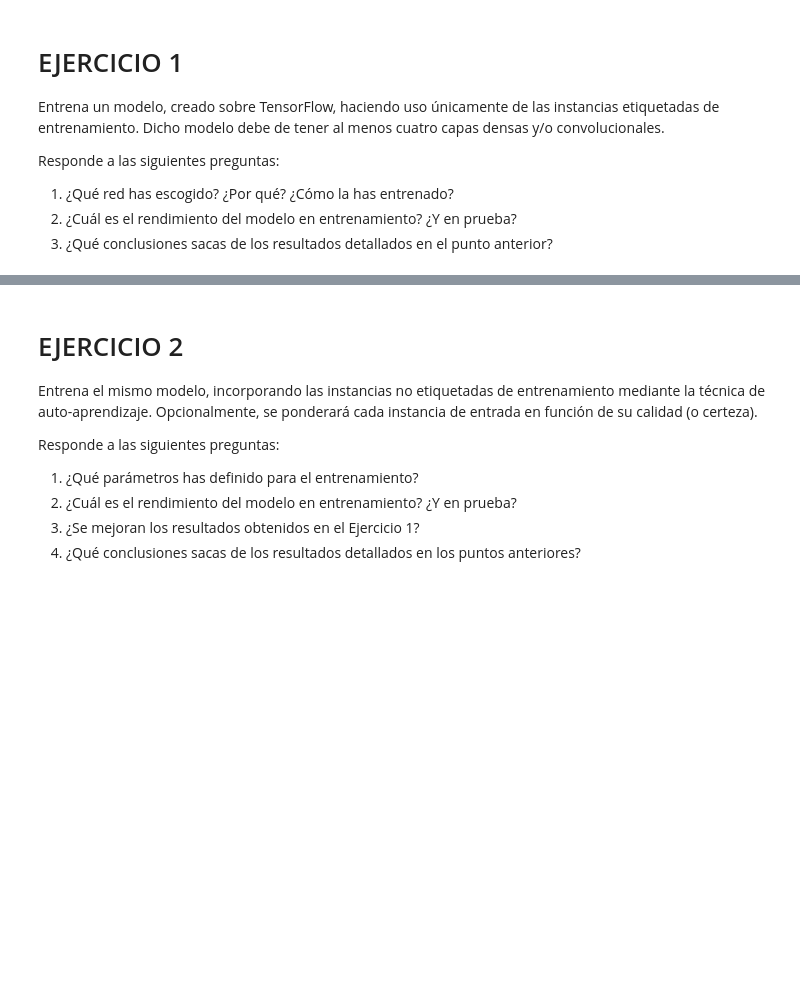
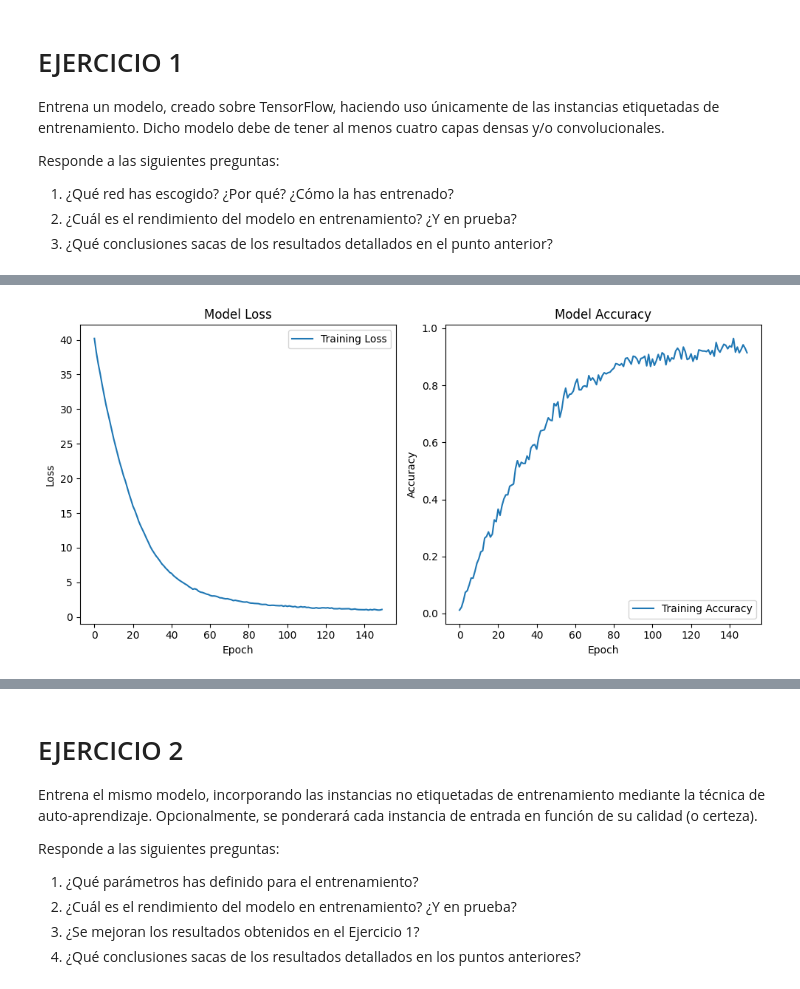
Before and after one commit to PepeRoConde/3year2sem, a Jupyter notebook: maai/p2/main_final.ipynb, the cells around one changed output, grey strips where cells are left out. Saved outputs shown, nothing was run; the diff lists cells and outputs as text; code cells hidden in the pictures; blank space fills up the shorter version.

```diff
--- a/maai/p2/main_final.ipynb
+++ b/maai/p2/main_final.ipynb
@@ -21,6 +21,12 @@ Responde a las siguientes preguntas:
 2. ¿Cuál es el rendimiento del modelo en entrenamiento? ¿Y en prueba?
 3. ¿Qué conclusiones sacas de los resultados detallados en el punto anterior?
 # %%
-model = ConvModel()
-history_conv = model.fit(x_train, y_train, epochs=50)
+model = ConvModel(learning_rate = 0.001,
+                  dropout_prob = 0.005,
+                  l2_lambda=0.25)
+history_conv = model.fit(x_train,
+                         y_train,
+                         batch_size=2048,
+                         epochs=150,
+                         patience=15)
 # %% [output]
@@ -50,0 +51,4 @@ Epoch 44/50
+# %%
+print("Test Score: ", model.score(x_test, y_test))
+model.plot(history_conv)
+# %% [output]
@@ -50,0 +57 @@ Epoch 44/50
+[figure, added]
```
Also changed, not shown: parts of 5 cells of this notebook, 4 other files.
